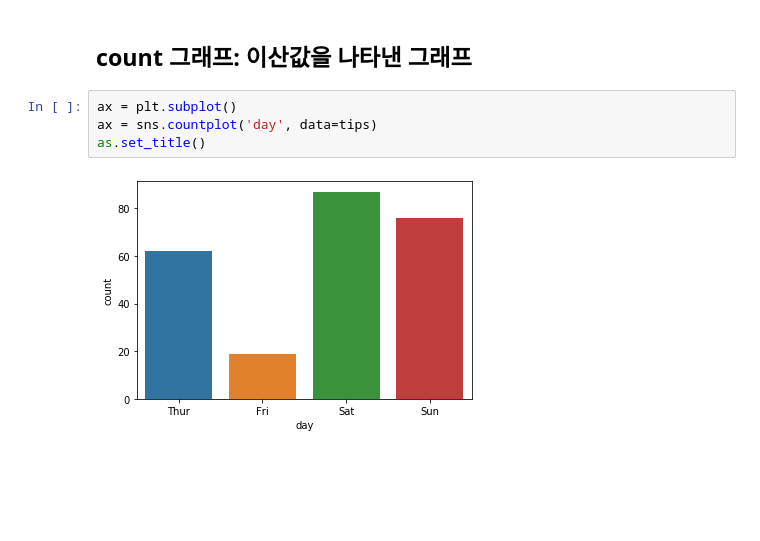
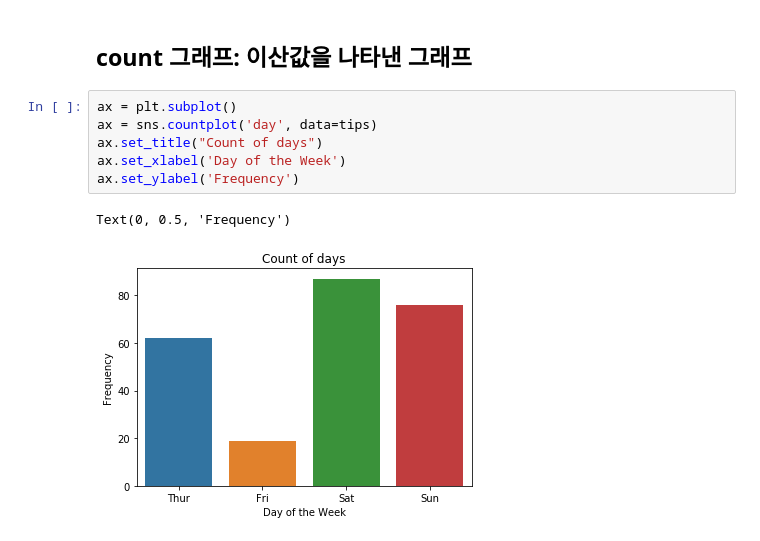
Before and after one commit to dkgulee/first_pandas_for-analysis, a Jupyter notebook: note/Drag Graph2 (use Seaborn).ipynb, the cells around one changed output. Saved outputs shown, nothing was run; the diff lists cells and outputs as text; blank space fills up the shorter version.

```diff
--- a/note/Drag Graph2 (use Seaborn).ipynb
+++ b/note/Drag Graph2 (use Seaborn).ipynb
@@ -51,6 +60,9 @@ Text(0.5, 0, 'Total Bill')
 # %%
 ax = plt.subplot()
 ax = sns.countplot('day', data=tips)
-as.set_title()
+ax.set_title("Count of days")
+ax.set_xlabel('Day of the Week')
+ax.set_ylabel('Frequency')
 # %% [output]
+Text(0, 0.5, 'Frequency')
-[figure, old version]
+[figure, new version]
```
Also changed, not shown: parts of 32 cells of this notebook.
